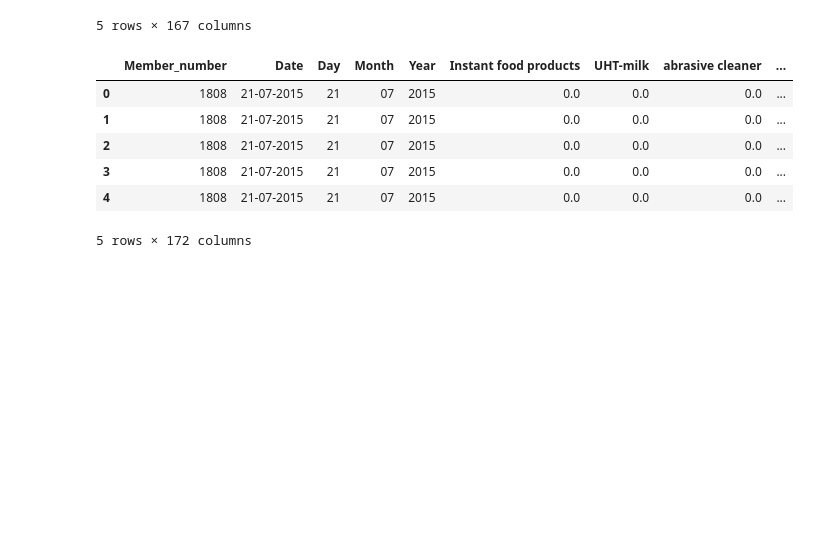
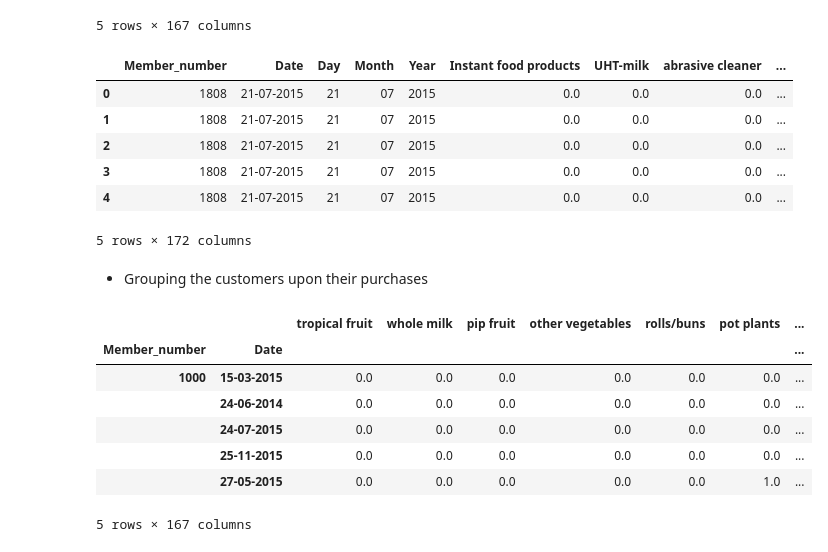
Before and after one commit to Naveen-Karanamu/Market-Basket-Groceries, a Jupyter notebook: main.ipynb, the cells around one changed output. Saved outputs shown, nothing was run; the diff lists cells and outputs as text; code cells hidden in the pictures; blank space fills up the shorter version.

Commit message:
Grouped customers upon their purchases

```diff
--- a/main.ipynb
+++ b/main.ipynb
@@ -288,3 +288,20 @@ data.head()
 | 3 | 1808 | 21-07-2015 | 21 | 07 | 2015 | 0.0 | 0.0 | 0.0 | ... |
 | 4 | 1808 | 21-07-2015 | 21 | 07 | 2015 | 0.0 | 0.0 | 0.0 | ... |
 5 rows × 172 columns
+# %% [markdown]
+* Grouping the customers upon their purchases
+# %%
+products = df['itemDescription'].unique()
+# %%
+group = data.groupby(['Member_number', 'Date'])[products[:]].sum()
+# %%
+group.head()
+# %% [output]
+|  |  | tropical fruit | whole milk | pip fruit | other vegetables | rolls/buns | pot plants | ... |
+| Member_number | Date |  |  |  |  |  |  | ... |
+| 1000 | 15-03-2015 | 0.0 | 0.0 | 0.0 | 0.0 | 0.0 | 0.0 | ... |
+|  | 24-06-2014 | 0.0 | 0.0 | 0.0 | 0.0 | 0.0 | 0.0 | ... |
+|  | 24-07-2015 | 0.0 | 0.0 | 0.0 | 0.0 | 0.0 | 0.0 | ... |
+|  | 25-11-2015 | 0.0 | 0.0 | 0.0 | 0.0 | 0.0 | 0.0 | ... |
+|  | 27-05-2015 | 0.0 | 0.0 | 0.0 | 0.0 | 0.0 | 1.0 | ... |
+5 rows × 167 columns
```
